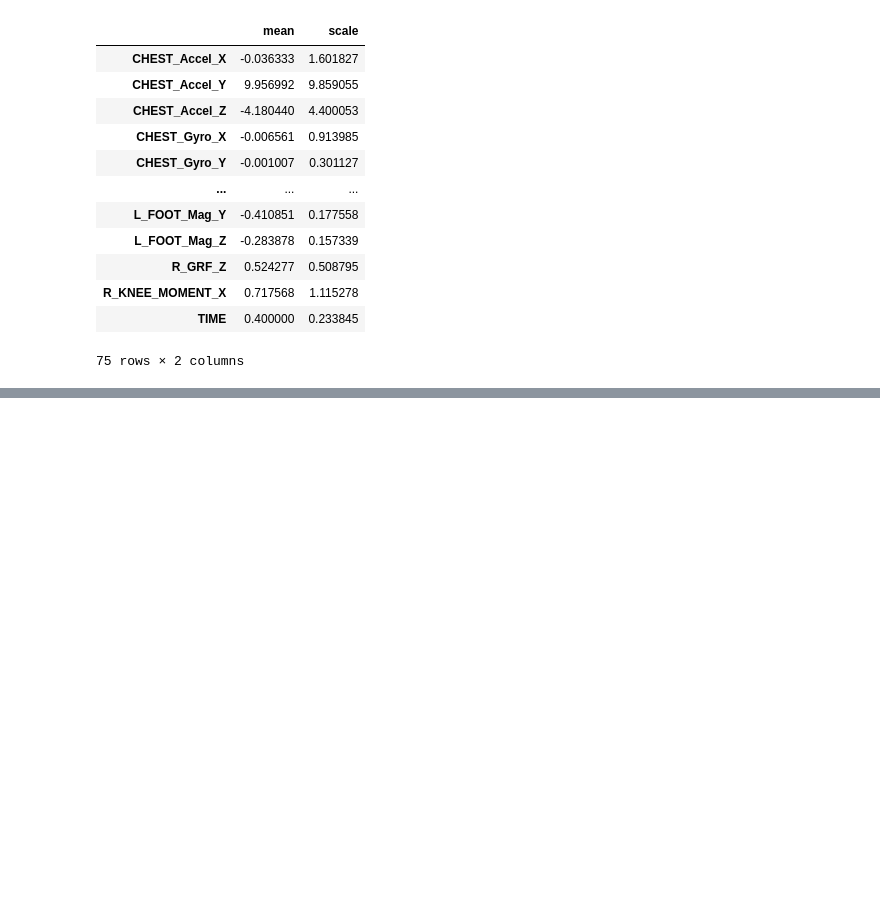
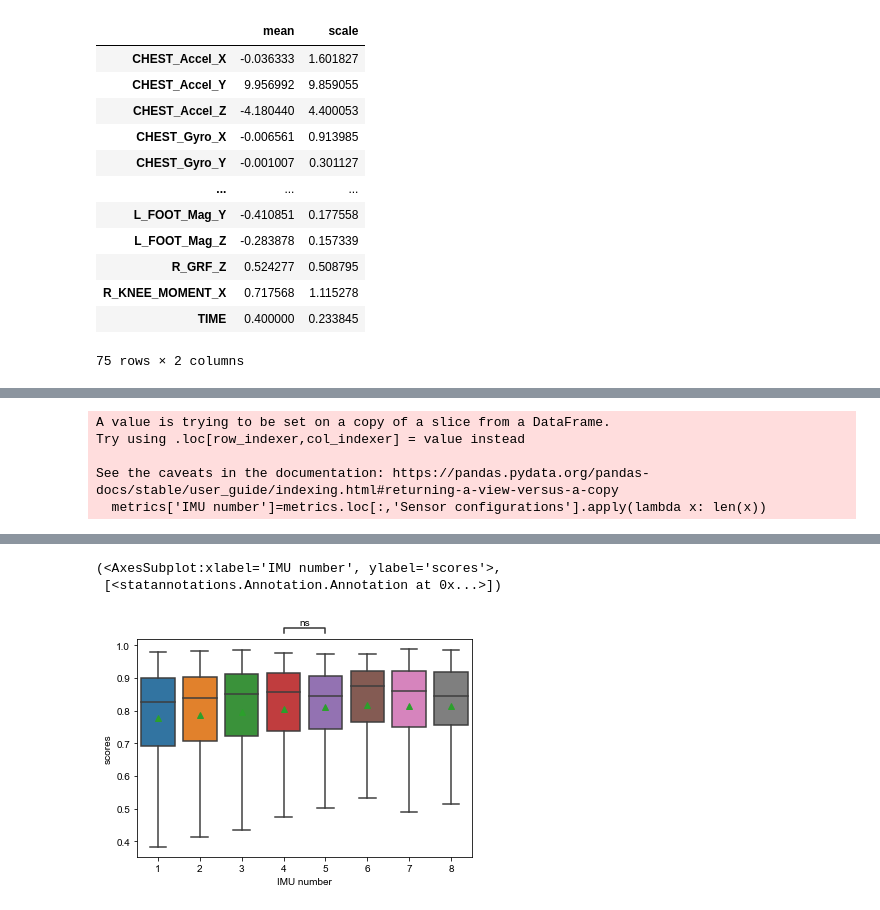
Before and after one commit to sunzhon/DataAnalysis, a Jupyter notebook: P5/drop_landing_estimation/script/jupyter-lab/results_analysis.ipynb, the cells around one changed output, grey strips where cells are left out. Drawn from its saved outputs; the diff is of its cells as text; code cells hidden in the pictures; blank space fills up the shorter version.

```diff
--- a/P5/drop_landing_estimation/script/jupyter-lab/results_analysis.ipynb
+++ b/P5/drop_landing_estimation/script/jupyter-lab/results_analysis.ipynb
@@ -994,0 +1396,72 @@ ans.iloc[:,:6]
+# %%
+combination_investigation_results = "/media/sun/DATA/Drop_landing_workspace/suntao/Results/Experiment_results/training_testing/3_collected_modeling/additional_imus_double_GRF/metrics.csv"
+landing_manner = 'double_legs'
+estimated_variable = 'GRF'
+syn_features_label = False
+use_frame_index = True
+drop_value = 0.0
+metric_fields = ['r2','r_rmse','rmse']
+metrics = parase_plot_data(combination_investigation_results,
+                           landing_manner=landing_manner,
+                           estimated_variable=estimated_variable,
+                           syn_features_label=syn_features_label,
+                           use_frame_index=use_frame_index,
+                           drop_value=drop_value,
+                           metric_fields=metric_fields,
+                           LSTM_unit=[130],
+                           sort_variable='IMU number'
+                          )
+
+add_metrics = metrics[['metrics','scores','IMU number','Sensor configurations']]
+
+combination_investigation_results = "/media/sun/DATA/Drop_landing_workspace/suntao/Results/Experiment_results/training_testing/2_collected_full_cv/metrics.csv"
+metrics = parase_plot_data(combination_investigation_results,
+                           landing_manner=landing_manner,
+                           estimated_variable=estimated_variable,
+                           syn_features_label=syn_features_label,
+                           use_frame_index=use_frame_index,
+                           drop_value=drop_value,
+                           #LSTM_unit=[130],
+                           metric_fields=metric_fields,
+                           sort_variable='IMU number'
+                          )
+within5_metrics = metrics[['metrics','scores','IMU number','Sensor configurations']]
+
+
+metrics = pd.concat([within5_metrics, add_metrics],axis=0)
+
+metrics['IMU number'] = metrics['IMU number'].astype(str)
+
+displayed_data = metrics.loc[metrics['metrics']=='r2']
+print(displayed_data.head())
+x='IMU number'; y='scores'
+
+hue_plot_params = {
+'data': displayed_data,
+'x': x,
+'y': y,
+#"order": order,
+#"hue": "Control methods",
+#"hue_order": hue_order,
+"showfliers": False,
+"showmeans": True,
+#"palette": colors
+}
+
+g = sns.boxplot(**hue_plot_params)
+#g.set_ylabel('$R^2$')
+#g.set_xlabel('IMU locations')
+#g.set_yticks([0.7,0.75,0.8,0.85,0.9,0.95,1.0])
+#g.grid(visible=True, axis='both',which='major')
+
+# statistical test
+#test_method="Mann-Whitney"
+test_method="t-test_ind"
+pairs = (
+#[('4','5'),('5','6'),('6','7'),('7','8')]
+[('4','5')]
+)
+annotator=Annotator(g,pairs=pairs,**hue_plot_params)
+annotator.configure(test=test_method, text_format='star', loc='outside')
+annotator.apply_and_annotate()
+# %% [output]
@@ -994,0 +1476,5 @@ ans.iloc[:,:6]
+A value is trying to be set on a copy of a slice from a DataFrame.
+Try using .loc[row_indexer,col_indexer] = value instead
+
+See the caveats in the documentation: https://pandas.pydata.org/pandas-docs/stable/user_guide/indexing.html#returning-a-view-versus-a-copy
+  metrics['IMU number']=metrics.loc[:,'Sensor configurations'].apply(lambda x: len(x))
@@ -994,0 +1499,3 @@ ans.iloc[:,:6]
+(<AxesSubplot:xlabel='IMU number', ylabel='scores'>,
+ [<statannotations.Annotation.Annotation at 0x...>])
+[figure, added]
```
Also changed, not shown: parts of 28 cells of this notebook, 28 other files.
